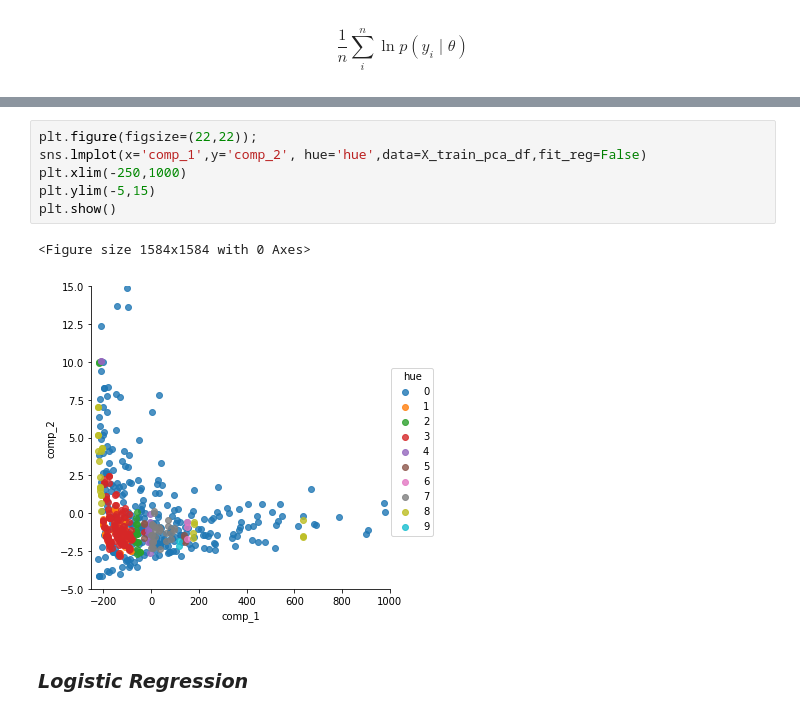
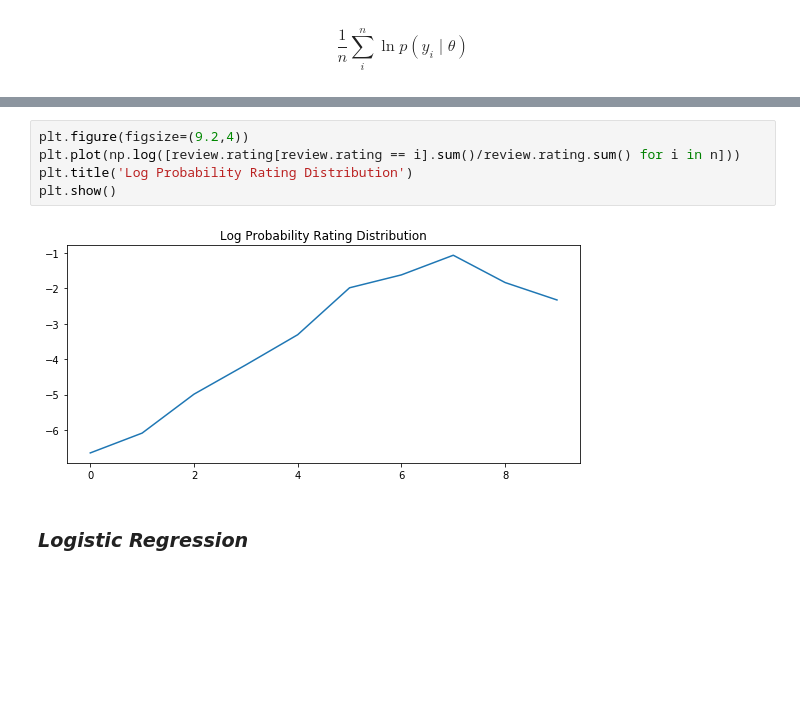
Before and after one commit to kimrharper/thinkful, a Jupyter notebook: unit4/unit4-capstone.ipynb, the cells around one changed output, grey strips where cells are left out. Saved outputs shown, nothing was run; the diff lists cells and outputs as text; blank space fills up the shorter version.

```diff
--- a/unit4/unit4-capstone.ipynb
+++ b/unit4/unit4-capstone.ipynb
@@ -397,12 +419,10 @@ plt.show()
-# %%
-plt.figure(figsize=(22,22));
-sns.lmplot(x='comp_1',y='comp_2', hue='hue',data=X_train_pca_df,fit_reg=False)
-plt.xlim(-250,1000)
-plt.ylim(-5,15)
-plt.show()
-# %% [output]
-<Figure size 1584x1584 with 0 Axes>
-[figure, removed]
+# %%
+plt.figure(figsize=(9.2,4))
+plt.plot(np.log([review.rating[review.rating == i].sum()/review.rating.sum() for i in n]))
+plt.title('Log Probability Rating Distribution')
+plt.show()
+# %% [output]
+[figure, added]
 # %% [markdown]
 ### _Logistic Regression_
 # %% [markdown]
```
Also changed, not shown: parts of 45 cells of this notebook, 19 other files.
